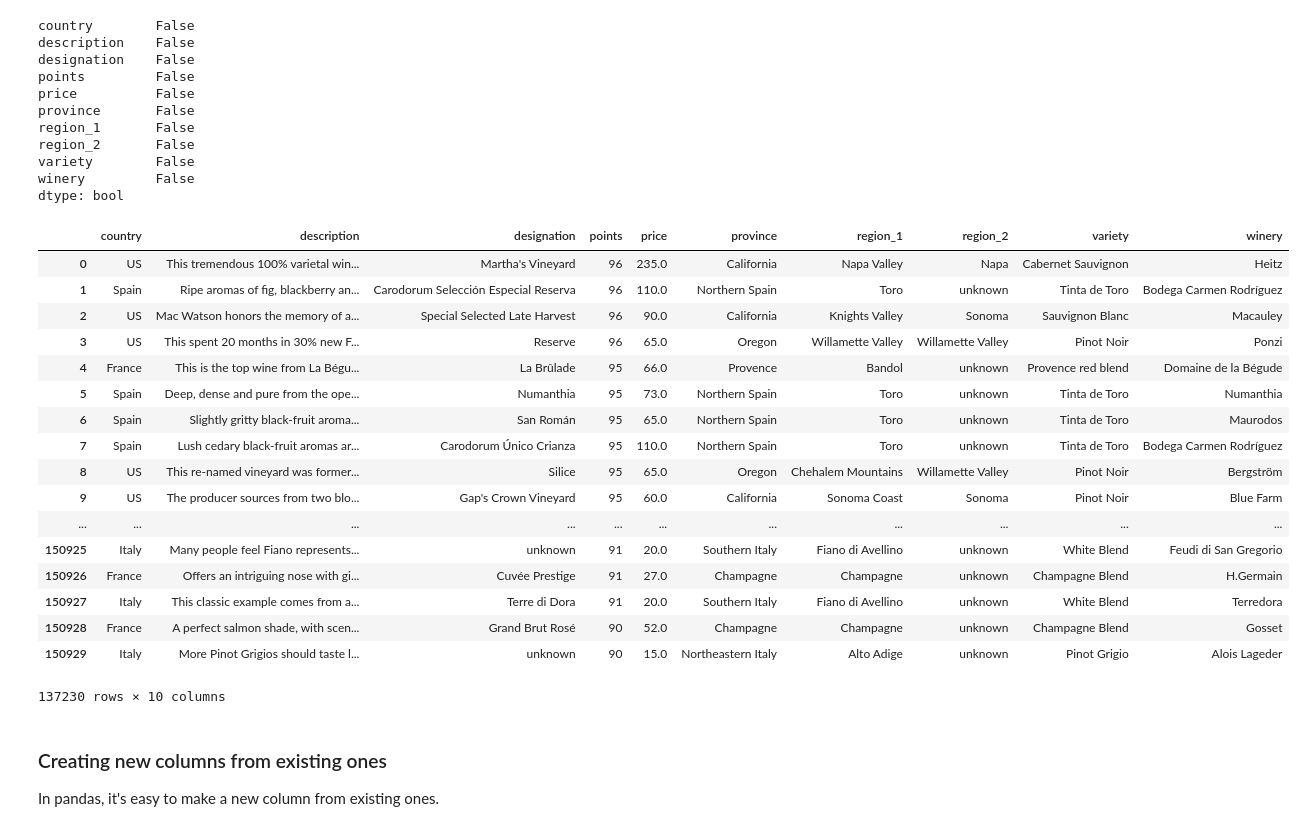
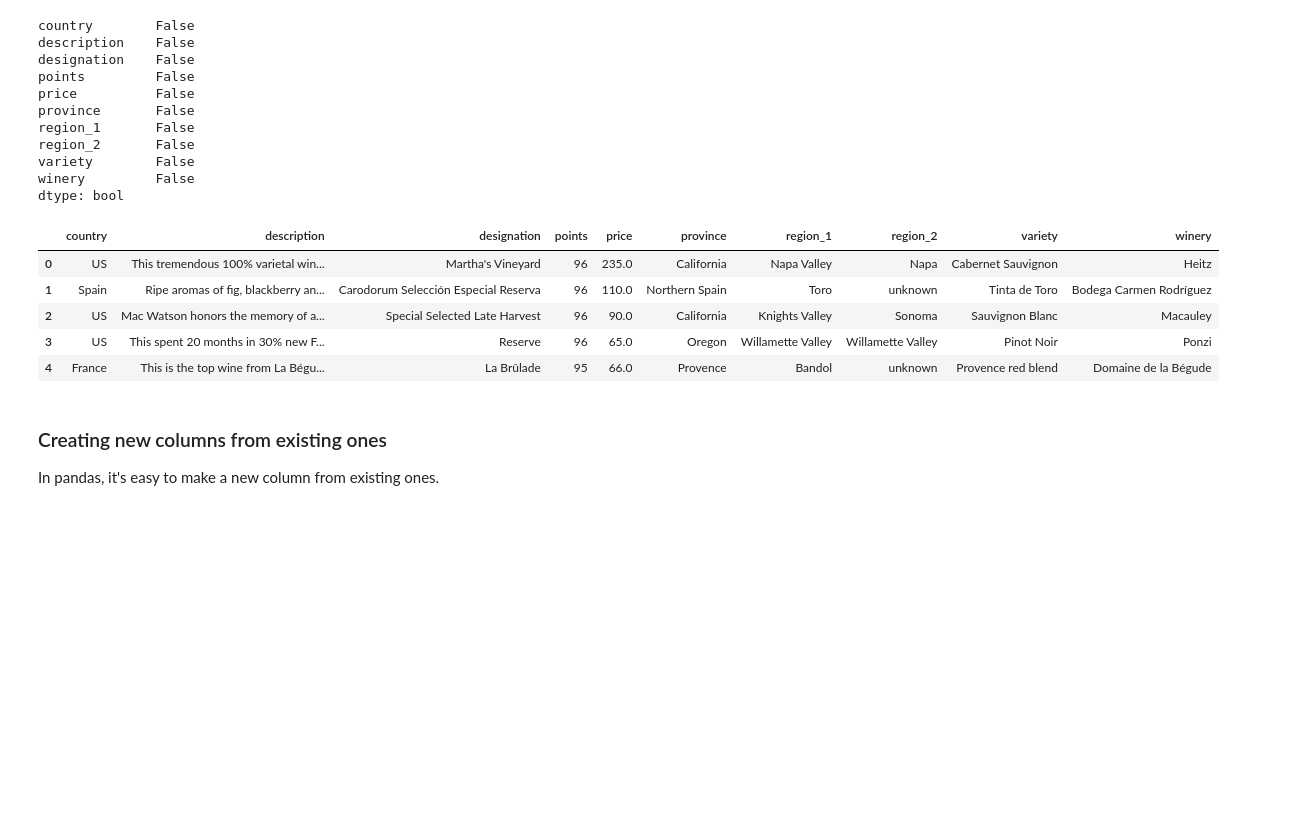
Before and after one commit to rachelkberryman/DSR_Pandas, a Jupyter notebook: 3. Data Cleaning & Manipulation.ipynb, the cells around one changed output. Cells and saved outputs as stored; diff of their text form; code cells hidden in the pictures; blank space fills up the shorter version.

```diff
--- a/3. Data Cleaning & Manipulation.ipynb
+++ b/3. Data Cleaning & Manipulation.ipynb
@@ -128,26 +128,14 @@ variety        False
 winery         False
 dtype: bool
 # %%
-wine
+wine.head()
 # %% [output]
 |  | country | description | designation | points | price | province | region_1 | region_2 | variety | winery |
 | 0 | US | This tremendous 100% varietal win... | Martha's Vineyard | 96 | 235.0 | California | Napa Valley | Napa | Cabernet Sauvignon | Heitz |
 | 1 | Spain | Ripe aromas of fig, blackberry an... | Carodorum Selección Especial Reserva | 96 | 110.0 | Northern Spain | Toro | unknown | Tinta de Toro | Bodega Carmen Rodríguez |
 | 2 | US | Mac Watson honors the memory of a... | Special Selected Late Harvest | 96 | 90.0 | California | Knights Valley | Sonoma | Sauvignon Blanc | Macauley |
 | 3 | US | This spent 20 months in 30% new F... | Reserve | 96 | 65.0 | Oregon | Willamette Valley | Willamette Valley | Pinot Noir | Ponzi |
 | 4 | France | This is the top wine from La Bégu... | La Brûlade | 95 | 66.0 | Provence | Bandol | unknown | Provence red blend | Domaine de la Bégude |
-| 5 | Spain | Deep, dense and pure from the ope... | Numanthia | 95 | 73.0 | Northern Spain | Toro | unknown | Tinta de Toro | Numanthia |
-| 6 | Spain | Slightly gritty black-fruit aroma... | San Román | 95 | 65.0 | Northern Spain | Toro | unknown | Tinta de Toro | Maurodos |
-| 7 | Spain | Lush cedary black-fruit aromas ar... | Carodorum Único Crianza | 95 | 110.0 | Northern Spain | Toro | unknown | Tinta de Toro | Bodega Carmen Rodríguez |
-| 8 | US | This re-named vineyard was former... | Silice | 95 | 65.0 | Oregon | Chehalem Mountains | Willamette Valley | Pinot Noir | Bergström |
-| 9 | US | The producer sources from two blo... | Gap's Crown Vineyard | 95 | 60.0 | California | Sonoma Coast | Sonoma | Pinot Noir | Blue Farm |
-| ... | ... | ... | ... | ... | ... | ... | ... | ... | ... | ... |
-| 150925 | Italy | Many people feel Fiano represents... | unknown | 91 | 20.0 | Southern Italy | Fiano di Avellino | unknown | White Blend | Feudi di San Gregorio |
-| 150926 | France | Offers an intriguing nose with gi... | Cuvée Prestige | 91 | 27.0 | Champagne | Champagne | unknown | Champagne Blend | H.Germain |
-| 150927 | Italy | This classic example comes from a... | Terre di Dora | 91 | 20.0 | Southern Italy | Fiano di Avellino | unknown | White Blend | Terredora |
-| 150928 | France | A perfect salmon shade, with scen... | Grand Brut Rosé | 90 | 52.0 | Champagne | Champagne | unknown | Champagne Blend | Gosset |
-| 150929 | Italy | More Pinot Grigios should taste l... | unknown | 90 | 15.0 | Northeastern Italy | Alto Adige | unknown | Pinot Grigio | Alois Lageder |
-137230 rows × 10 columns
 # %% [markdown]
 ### Creating new columns from existing ones
 In pandas, it's easy to make a new column from existing ones.
```
Also changed, not shown: parts of 24 cells of this notebook, 1 other file.
